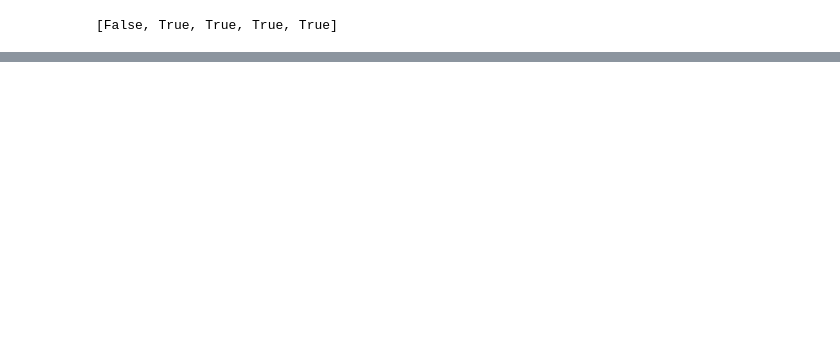
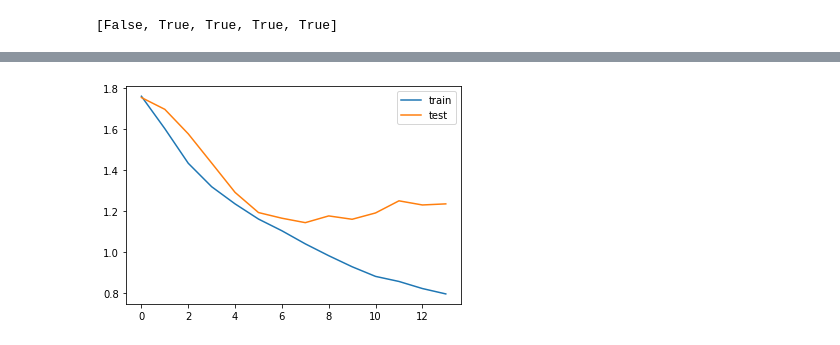
Before and after one commit to elinsky/coffee_analytics, a Jupyter notebook: notebooks/exploratory/2021-04-24 Exploratory Model Development - Neural Network.ipynb, the cells around one changed output, grey strips where cells are left out. Drawn from its saved outputs; the diff is of its cells as text; code cells hidden in the pictures; blank space fills up the shorter version.

```diff
--- a/notebooks/exploratory/2021-04-24 Exploratory Model Development - Neural Network.ipynb
+++ b/notebooks/exploratory/2021-04-24 Exploratory Model Development - Neural Network.ipynb
@@ -104,0 +260,27 @@ NotImplementedError: in user code:
+# %%
+model = tf.keras.Sequential([
+    encoder,
+    tf.keras.layers.Embedding(
+        input_dim=len(encoder.get_vocabulary()),
+        output_dim=64,
+        # Use masking to handle the variable sequence lengths
+        mask_zero=True),
+    tf.keras.layers.Bidirectional(tf.keras.layers.LSTM(64)),
+    tf.keras.layers.Dense(64, activation='relu'),
+    tf.keras.layers.BatchNormalization(),
+    tf.keras.layers.Dropout(0.5),
+    tf.keras.layers.Dense(6, activation='softmax')
+])
+# %%
+model.compile(loss='categorical_crossentropy',
+              optimizer=tf.keras.optimizers.Adam(1e-4),
+              metrics=['accuracy'])
+# %%
+es = EarlyStopping(monitor='val_accuracy', mode='max', patience=5, verbose=1)
+# %%
+history = model.fit(x=X_train,
+                    y=y_train,
+                    epochs=200,
+                    validation_data=(X_validation, y_validation),
+                    validation_steps=30,
+                    callbacks=[es])
@@ -104,0 +305,8 @@ NotImplementedError: in user code:
+# %%
+# plot training history
+pyplot.plot(history.history['loss'], label='train')
+pyplot.plot(history.history['val_loss'], label='test')
+pyplot.legend()
+pyplot.show()
+# %% [output]
+[figure, added]
```
Also changed, not shown: parts of 36 cells of this notebook, 6 other files.
